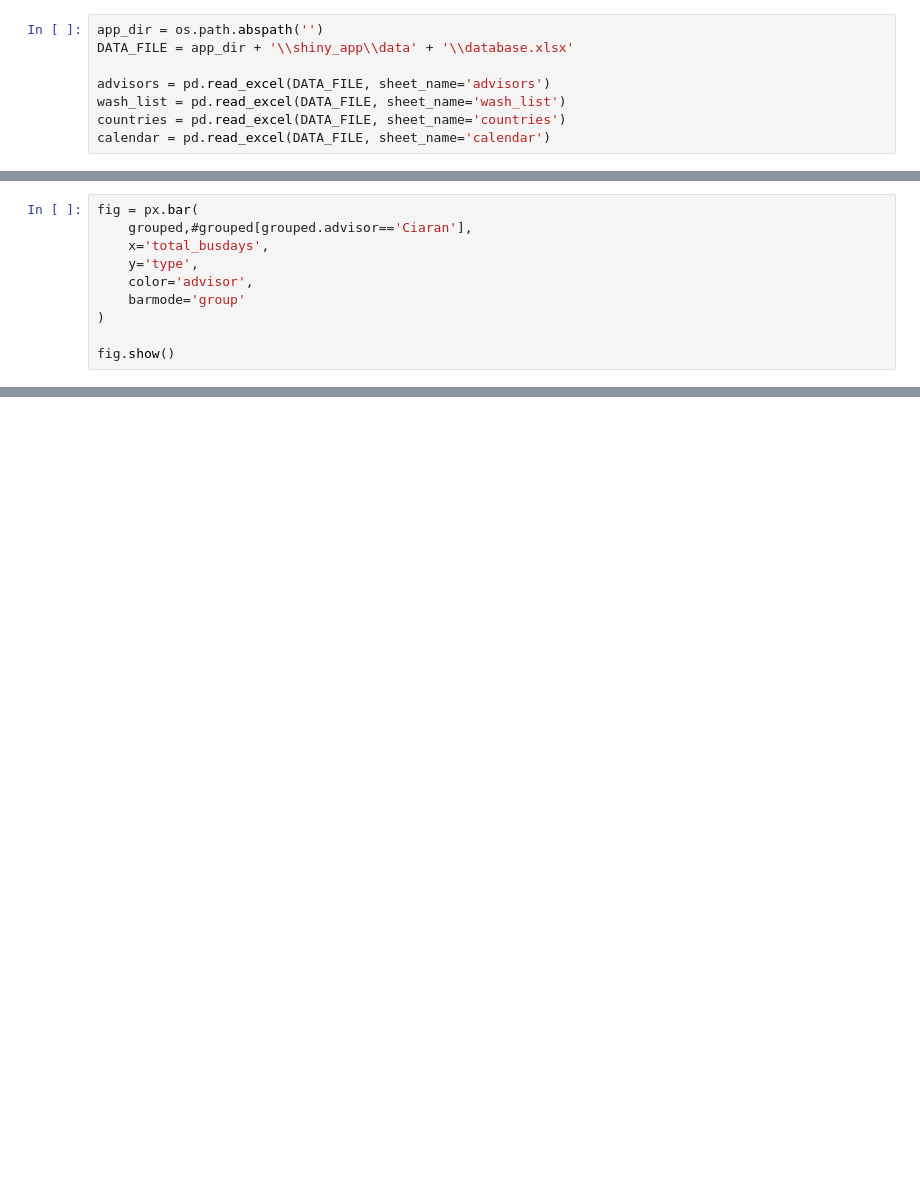
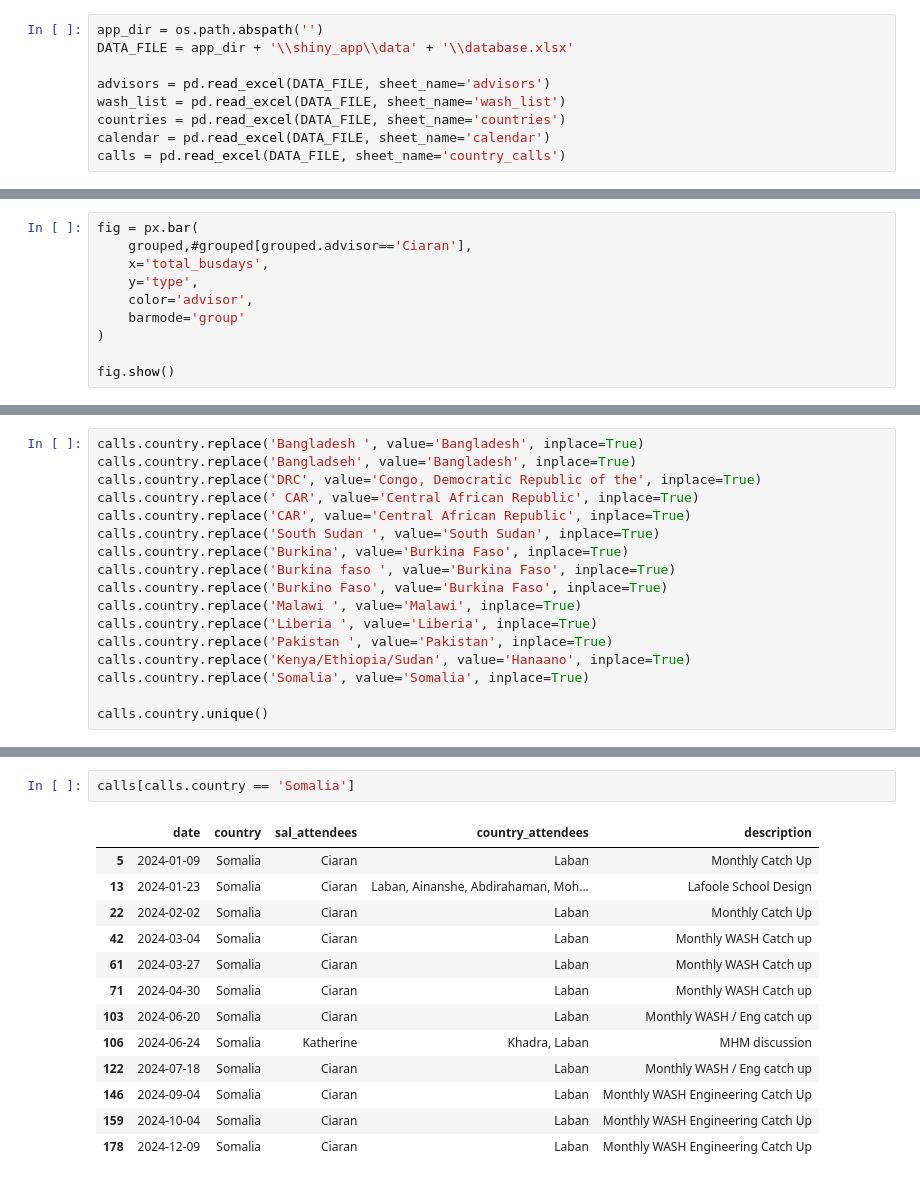
Before and after one commit to plosi/wash_sal_dashboard, a Jupyter notebook: wash_dash.ipynb, the cells around one changed output, grey strips where cells are left out. Cells and saved outputs as stored; diff of their text form; blank space fills up the shorter version.

```diff
--- a/wash_dash.ipynb
+++ b/wash_dash.ipynb
@@ -14,6 +14,7 @@ advisors = pd.read_excel(DATA_FILE, sheet_name='advisors')
 wash_list = pd.read_excel(DATA_FILE, sheet_name='wash_list')
 countries = pd.read_excel(DATA_FILE, sheet_name='countries')
 calendar = pd.read_excel(DATA_FILE, sheet_name='calendar')
+calls = pd.read_excel(DATA_FILE, sheet_name='country_calls')
 # %%
 countries.head()
 # %% [output]
@@ -150,0 +161,17 @@ fig.show()
+# %%
+calls.country.replace('Bangladesh ', value='Bangladesh', inplace=True)
+calls.country.replace('Bangladseh', value='Bangladesh', inplace=True)
+calls.country.replace('DRC', value='Congo, Democratic Republic of the', inplace=True)
+calls.country.replace(' CAR', value='Central African Republic', inplace=True)
+calls.country.replace('CAR', value='Central African Republic', inplace=True)
+calls.country.replace('South Sudan ', value='South Sudan', inplace=True)
+calls.country.replace('Burkina', value='Burkina Faso', inplace=True)
+calls.country.replace('Burkina faso ', value='Burkina Faso', inplace=True)
+calls.country.replace('Burkino Faso', value='Burkina Faso', inplace=True)
+calls.country.replace('Malawi ', value='Malawi', inplace=True)
+calls.country.replace('Liberia ', value='Liberia', inplace=True)
+calls.country.replace('Pakistan ', value='Pakistan', inplace=True)
+calls.country.replace('Kenya/Ethiopia/Sudan', value='Hanaano', inplace=True)
+calls.country.replace('Somalia', value='Somalia', inplace=True)
+
+calls.country.unique()
@@ -150,0 +208,16 @@ fig.show()
+# %%
+calls[calls.country == 'Somalia']
+# %% [output]
+|  | date | country | sal_attendees | country_attendees | description |
+| 5 | 2024-01-09 | Somalia | Ciaran | Laban | Monthly Catch Up |
+| 13 | 2024-01-23 | Somalia | Ciaran | Laban, Ainanshe, Abdirahaman, Moh... | Lafoole School Design |
+| 22 | 2024-02-02 | Somalia | Ciaran | Laban | Monthly Catch Up |
+| 42 | 2024-03-04 | Somalia | Ciaran | Laban | Monthly WASH Catch up |
+| 61 | 2024-03-27 | Somalia | Ciaran | Laban | Monthly WASH Catch up |
+| 71 | 2024-04-30 | Somalia | Ciaran | Laban | Monthly WASH Catch up |
+| 103 | 2024-06-20 | Somalia | Ciaran | Laban | Monthly WASH / Eng catch up |
+| 106 | 2024-06-24 | Somalia | Katherine | Khadra, Laban | MHM discussion |
+| 122 | 2024-07-18 | Somalia | Ciaran | Laban | Monthly WASH / Eng catch up |
+| 146 | 2024-09-04 | Somalia | Ciaran | Laban | Monthly WASH Engineering Catch Up |
+| 159 | 2024-10-04 | Somalia | Ciaran | Laban | Monthly WASH Engineering Catch Up |
+| 178 | 2024-12-09 | Somalia | Ciaran | Laban | Monthly WASH Engineering Catch Up |
```
Also changed, not shown: parts of 6 cells of this notebook, 4 other files.
